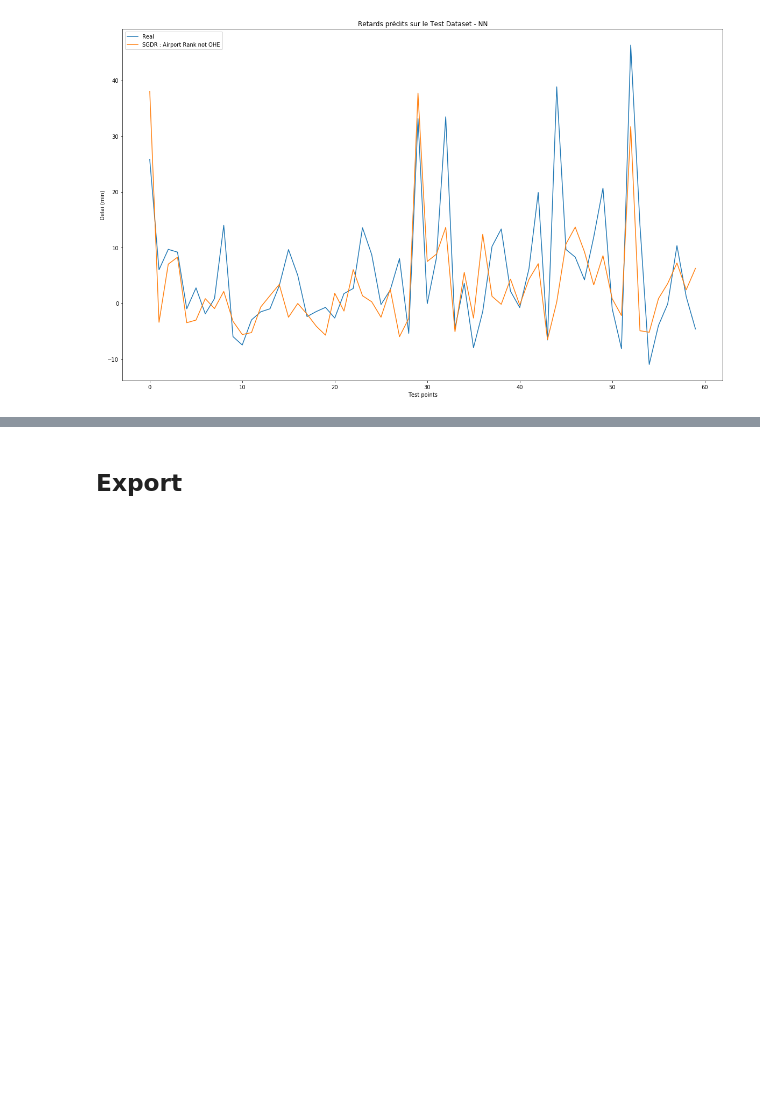
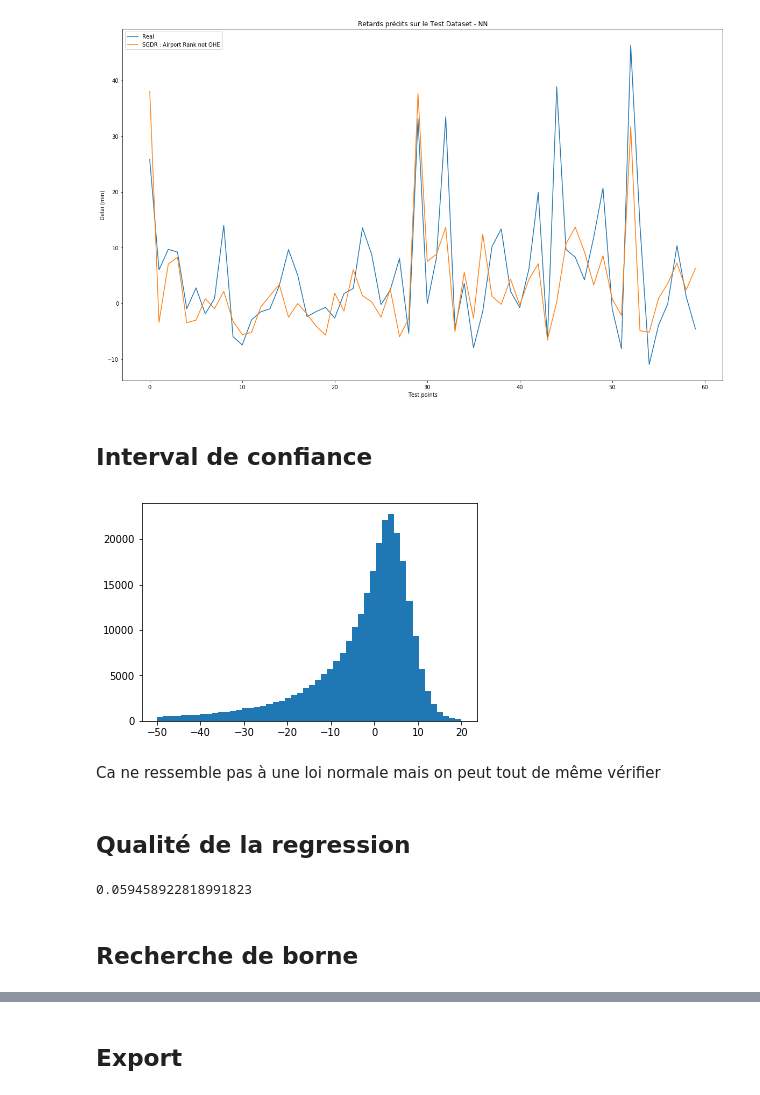
Before and after one commit to Coni63/OC_DS, a Jupyter notebook: P4/Model 2.ipynb, the cells around one changed output, grey strips where cells are left out. Drawn from its saved outputs; the diff is of its cells as text; code cells hidden in the pictures; blank space fills up the shorter version.

```diff
--- a/P4/Model 2.ipynb
+++ b/P4/Model 2.ipynb
@@ -791,3 +791,5 @@ plt.savefig("img/predict_zoom_out_nn.png")
 plt.show()
 # %% [output]
 [figure]
+# %% [markdown]
+## Interval de confiance
@@ -793,0 +798,4 @@ plt.show()
+# %%
+y_pred_tot = booster.predict(X_scale_OHE)
+# %%
+error2 = y_pred_tot - y_OHE
@@ -793,0 +807,9 @@ plt.show()
+# %%
+plt.hist(error2, range=(-50,20), bins=50)
+plt.show()
+# %% [output]
+[figure, added]
+# %% [markdown]
+Ca ne ressemble pas à une loi normale mais on peut tout de même vérifier
+# %% [markdown]
+## Qualité de la regression
@@ -793,0 +821,6 @@ plt.show()
+# %%
+R2
+# %% [output]
+0.059458922818991823
+# %% [markdown]
+## Recherche de borne
```
Also changed, not shown: parts of 11 cells of this notebook, 5 other files.
